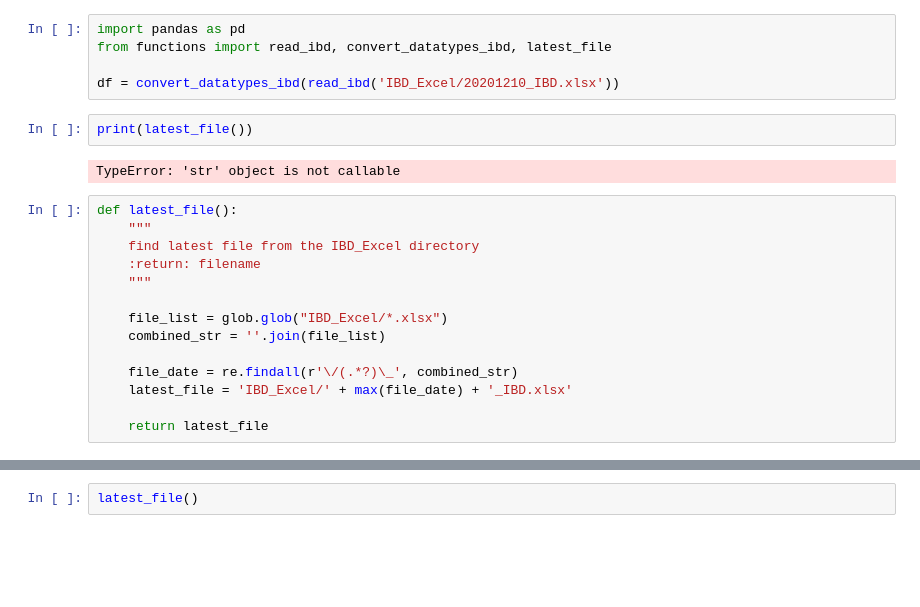
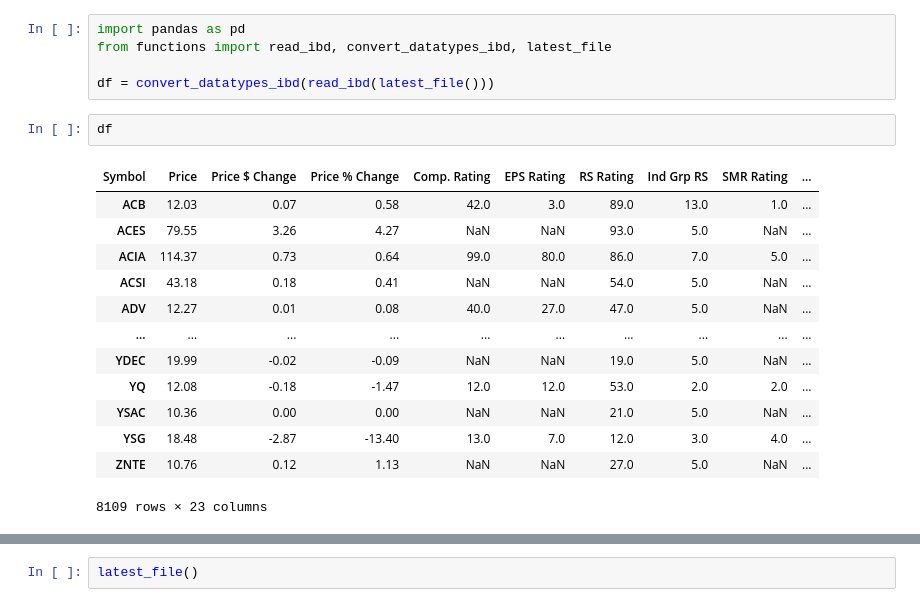
Before and after one commit to chan1123/IBD_Datatables, a Jupyter notebook: Testing.ipynb, the cells around one changed output, grey strips where cells are left out. Drawn from its saved outputs; the diff is of its cells as text; blank space fills up the shorter version.

```diff
--- a/Testing.ipynb
+++ b/Testing.ipynb
@@ -2,22 +2,20 @@
 import pandas as pd
 from functions import read_ibd, convert_datatypes_ibd, latest_file
 
-df = convert_datatypes_ibd(read_ibd('IBD_Excel/20201210_IBD.xlsx'))
+df = convert_datatypes_ibd(read_ibd(latest_file()))
-# %%
-print(latest_file())
-# %% [output]
-TypeError: 'str' object is not callable
-# %%
-def latest_file():
-    """
-    find latest file from the IBD_Excel directory
-    :return: filename
-    """
-
-    file_list = glob.glob("IBD_Excel/*.xlsx")
-    combined_str = ''.join(file_list)
-
-    file_date = re.findall(r'\/(.*?)\_', combined_str)
-    latest_file = 'IBD_Excel/' + max(file_date) + '_IBD.xlsx'
-
-    return latest_file
+# %%
+df
+# %% [output]
+| Symbol | Price | Price $ Change | Price % Change | Comp. Rating | EPS Rating | RS Rating | Ind Grp RS | SMR Rating | ... |
+| ACB | 12.03 | 0.07 | 0.58 | 42.0 | 3.0 | 89.0 | 13.0 | 1.0 | ... |
+| ACES | 79.55 | 3.26 | 4.27 | NaN | NaN | 93.0 | 5.0 | NaN | ... |
+| ACIA | 114.37 | 0.73 | 0.64 | 99.0 | 80.0 | 86.0 | 7.0 | 5.0 | ... |
+| ACSI | 43.18 | 0.18 | 0.41 | NaN | NaN | 54.0 | 5.0 | NaN | ... |
+| ADV | 12.27 | 0.01 | 0.08 | 40.0 | 27.0 | 47.0 | 5.0 | NaN | ... |
+| ... | ... | ... | ... | ... | ... | ... | ... | ... | ... |
+| YDEC | 19.99 | -0.02 | -0.09 | NaN | NaN | 19.0 | 5.0 | NaN | ... |
+| YQ | 12.08 | -0.18 | -1.47 | 12.0 | 12.0 | 53.0 | 2.0 | 2.0 | ... |
+| YSAC | 10.36 | 0.00 | 0.00 | NaN | NaN | 21.0 | 5.0 | NaN | ... |
+| YSG | 18.48 | -2.87 | -13.40 | 13.0 | 7.0 | 12.0 | 3.0 | 4.0 | ... |
+| ZNTE | 10.76 | 0.12 | 1.13 | NaN | NaN | 27.0 | 5.0 | NaN | ... |
+8109 rows × 23 columns
```
Also changed, not shown: parts of 3 cells of this notebook, 3 other files.
